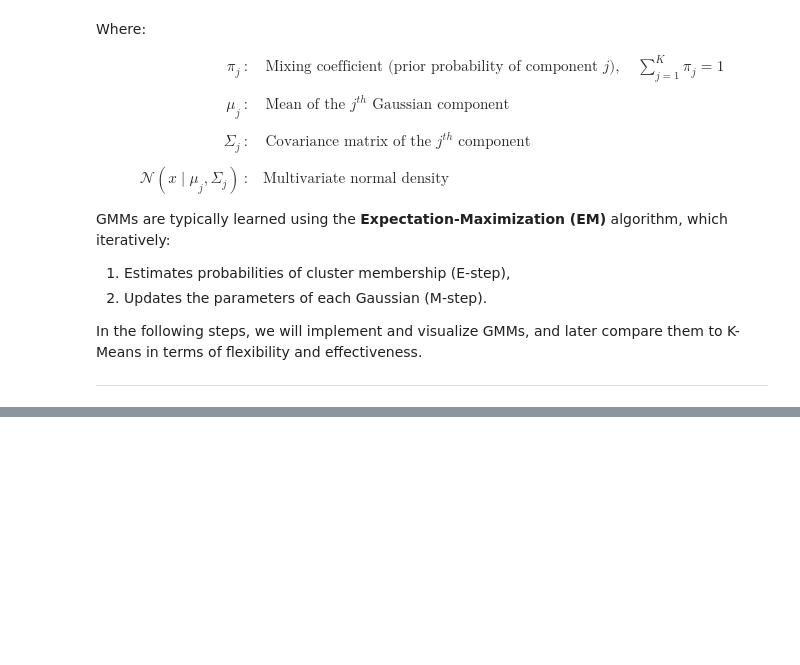
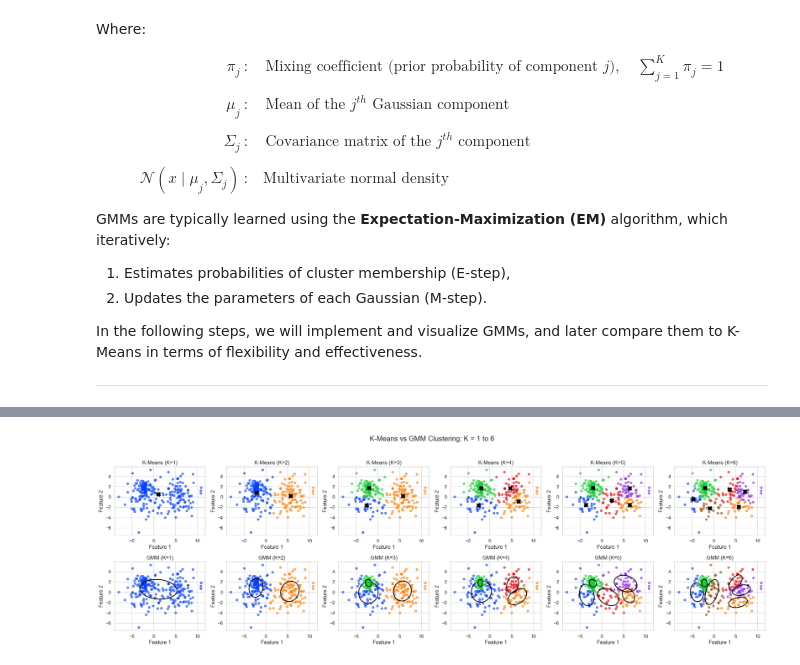
Before and after one commit to profadityasaxena/Unsupervised-Deep-Learning---Gaussian-Mixture-Models---EM-Based-Collaborative-Filtering, a Jupyter notebook: Unsupervised Deep Learning.ipynb, the cells around one changed output, grey strips where cells are left out. Saved outputs shown, nothing was run; the diff lists cells and outputs as text; code cells hidden in the pictures; blank space fills up the shorter version.

```diff
--- a/Unsupervised Deep Learning.ipynb
+++ b/Unsupervised Deep Learning.ipynb
@@ -481,0 +650,50 @@ In the following steps, we will implement and visualize GMMs, and later compare
+# %%
+fig, axes = plt.subplots(2, 6, figsize=(24, 8))
+palette = sns.color_palette("bright", 6)
+K_values = range(1, 7)
+
+for idx, k in enumerate(K_values):
+    # ---- KMeans Clustering ----
+    km = KMeans(n_clusters=k, random_state=42)
+    km_labels = km.fit_predict(X)
+    km_centroids = km.cluster_centers_
+
+    ax_km = axes[0, idx]
+    for j in range(k):
+        ax_km.scatter(X[km_labels == j, 0], X[km_labels == j, 1],
+                      s=30, color=palette[j], alpha=0.6)
+    ax_km.scatter(km_centroids[:, 0], km_centroids[:, 1],
+                  s=120, c='black', marker='X')
+    ax_km.set_title(f"K-Means (K={k})")
+    ax_km.set_xlabel("Feature 1")
+    ax_km.set_ylabel("Feature 2")
+    ax_km.grid(True)
+
+    # ---- GMM Clustering ----
+    gmm = GaussianMixture(n_components=k, covariance_type='full', random_state=42)
+    gmm_labels = gmm.fit_predict(X)
+    gmm_means = gmm.means_
+    gmm_covs = gmm.covariances_
+
+    ax_gmm = axes[1, idx]
+    for j in range(k):
+        ax_gmm.scatter(X[gmm_labels == j, 0], X[gmm_labels == j, 1],
+                       s=30, color=palette[j], alpha=0.6)
+        # Draw ellipse
+        v, w = np.linalg.eigh(gmm_covs[j])
+        angle = np.degrees(np.arctan2(w[1][0], w[0][0]))
+        width, height = 2 * np.sqrt(v)
+        ellipse = Ellipse(gmm_means[j], width, height, angle=angle, edgecolor='black',
+                          facecolor='none', linewidth=2)
+        ax_gmm.add_patch(ellipse)
+
+    ax_gmm.set_title(f"GMM (K={k})")
+    ax_gmm.set_xlabel("Feature 1")
+    ax_gmm.set_ylabel("Feature 2")
+    ax_gmm.grid(True)
+
+plt.suptitle("K-Means vs GMM Clustering: K = 1 to 6", fontsize=18)
+plt.tight_layout(rect=[0, 0.03, 1, 0.95])
+plt.show()
+# %% [output]
+[figure, added]
```
Also changed, not shown: parts of 8 cells of this notebook.
